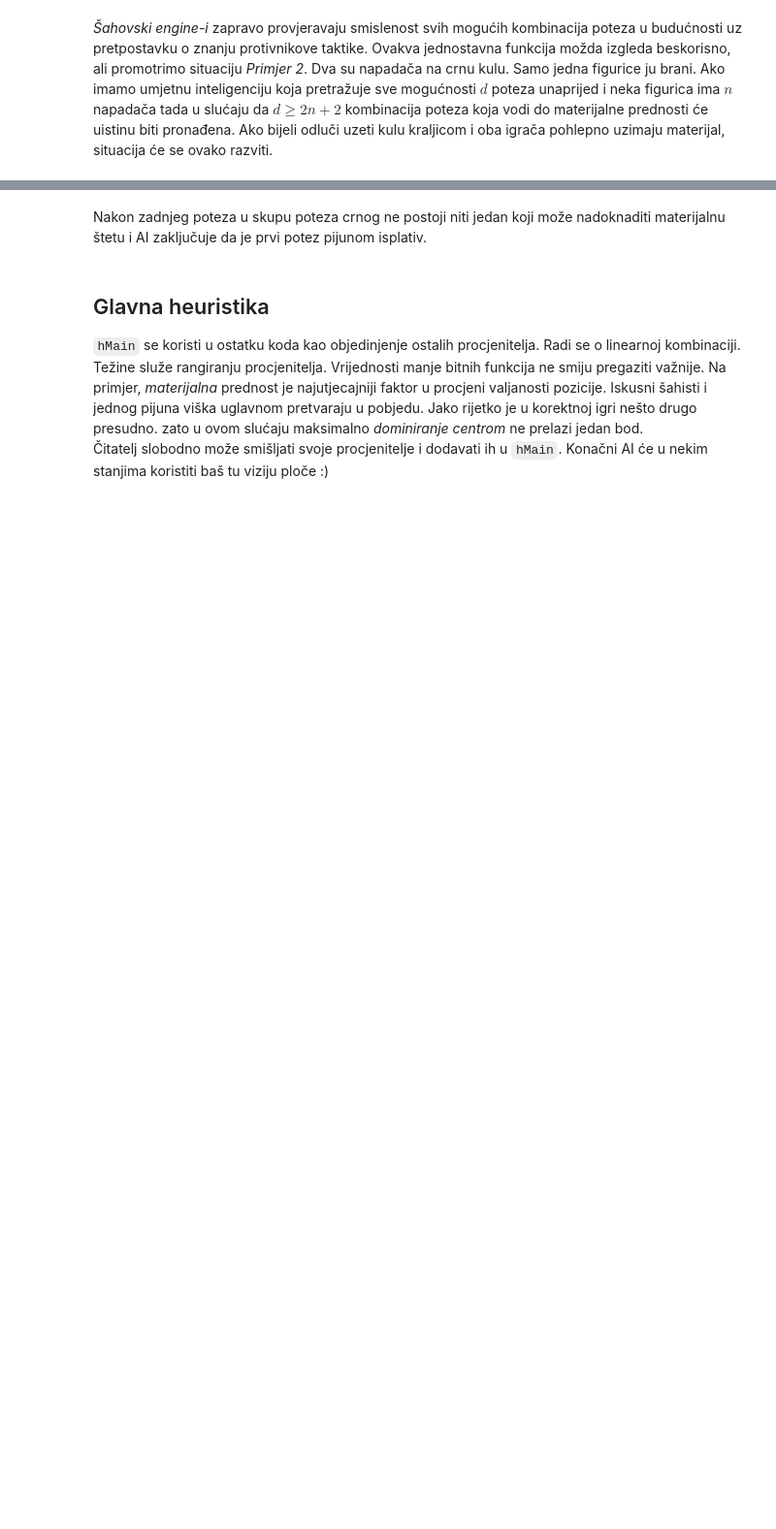
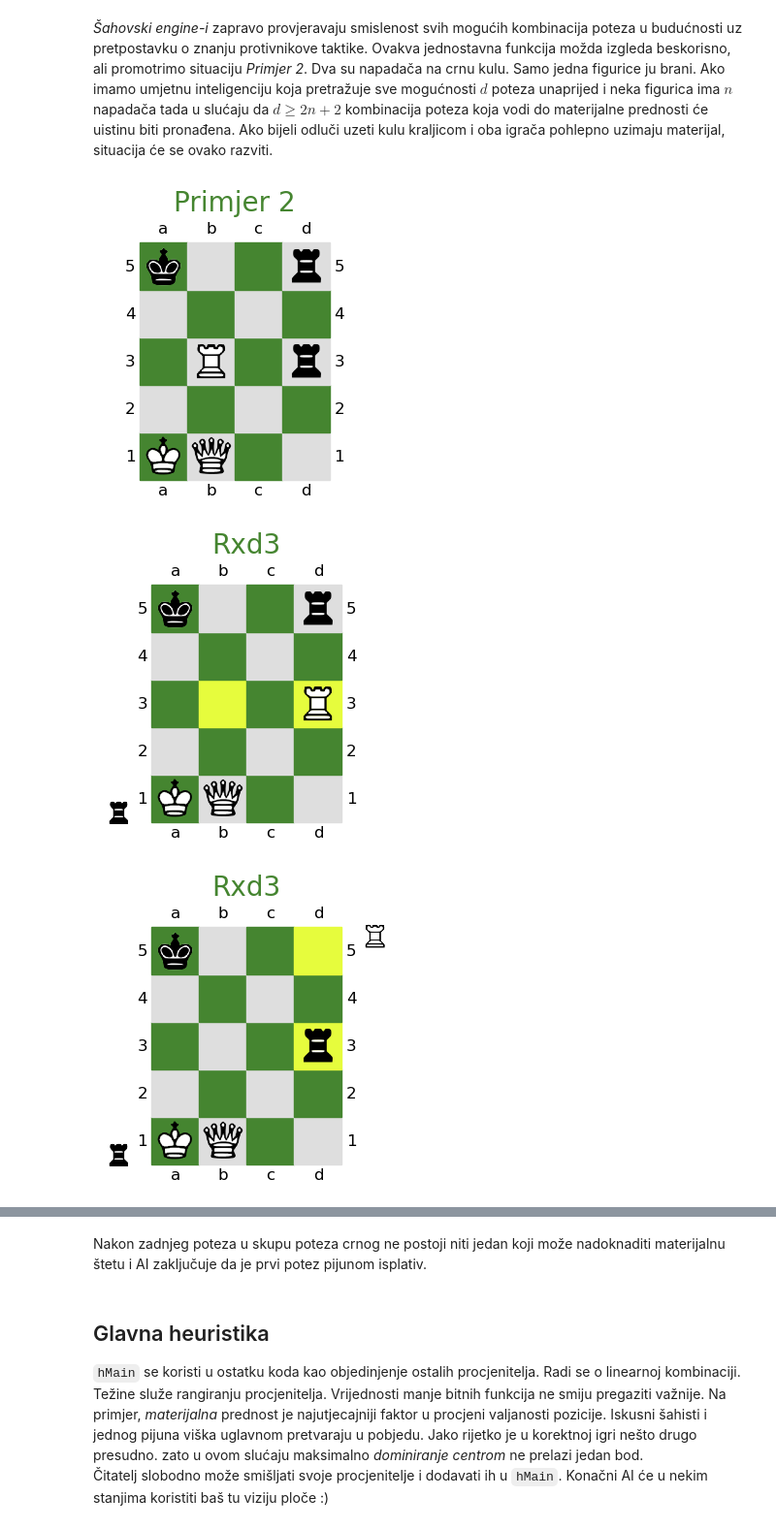
Before and after one commit to mihapetr/MS-esej, a Jupyter notebook: MS_chess.ipynb, the cells around one changed output, grey strips where cells are left out. Shown at 97% size. Cells and saved outputs as stored; diff of their text form; code cells hidden in the pictures; blank space fills up the shorter version.

```diff
--- a/MS_chess.ipynb
+++ b/MS_chess.ipynb
@@ -122,6 +116,7 @@ Neke natuknice za varijable pijuna:
 `castleW` prati redom lijevu kulu, kralja, desnu kulu i sadrži informaciju o tome jesu li se pomaknuli od početka igre, odnosno smiju li rošadirati.
 # %%
 import copy
+plt.rcParams['figure.figsize'] = [3.5, 3.5]
 
 class Board:
 
@@ -151,6 +146,12 @@ class Board:
 
     #trimming the rep string / removing spaces
     rep = rep.replace(" ","")
+
+    # in case of a custom position we assume castling rights are lost
+    if not rep == "RQKRPPPP....pppprqkr":
+        self.castleW[1] = False
+        self.castleB[1] = False
+
     field = []
 
     for increment in range(0,4):
@@ -221,7 +222,7 @@ class Board:
                 continue
 
             # adding icons for pieces
-            imagebox = OffsetImage(icon[self.field[c-1][r-1]], zoom=0.6)
+            imagebox = OffsetImage(icon[self.field[c-1][r-1]], zoom=0.45)
             ab = AnnotationBbox(imagebox,(c,r), frameon=False)
             board_ax.add_artist(ab)
 
@@ -248,8 +249,6 @@ class Board:
         ab = AnnotationBbox(imagebox,(-0.2,0.7+step), frameon=False)
         board_ax.add_artist(ab)
         step += 0.5
-
-    board_figure.show()
 # %% [markdown]
 Ovako izgleda početno stanje igre.
 # %%
@@ -725,14 +744,18 @@ print(f"material: {e1}\ncentral domination: {e2}\nchecks: {e3}")
 # %% [markdown]
 *Šahovski engine-i* zapravo provjeravaju smislenost svih mogućih kombinacija poteza u budućnosti uz pretpostavku o znanju protivnikove taktike. Ovakva jednostavna funkcija možda izgleda beskorisno, ali promotrimo situaciju *Primjer 2*. Dva su napadača na crnu kulu. Samo jedna figurice ju brani. Ako imamo umjetnu inteligenciju koja pretražuje sve mogućnosti $d$ poteza unaprijed i neka figurica ima $n$ napadača tada u slućaju da $d \geq 2n + 2$ kombinacija poteza koja vodi do materijalne prednosti će uistinu biti pronađena. Ako bijeli odluči uzeti kulu kraljicom i oba igrača pohlepno uzimaju materijal, situacija će se ovako razviti.
 # %%
-t2 = Board("KQ.. ..P. ...r .... k..r")
+t2 = Board("KQ.. .... .R.r .... k..r")
 t2.castleB = [False]*3
 t2.castleW = [False]*3
 t2.draw("Primjer 2")
 
-t2 = t2.moveR((2,1),(3,2))
-t2.draw("cxd3")
+t2 = t2.moveR((1,2),(3,2))
+t2.draw("Rxd3")
 t2 = t2.moveR((3,4),(3,2))
 t2.draw("Rxd3")
 t2 = t2.moveR((1,0),(3,2))
 t2.draw("Qxd3")
+# %% [output]
+[figure, added]
+[figure, added]
+[figure, added]
```
Also changed, not shown: parts of 43 cells of this notebook.
